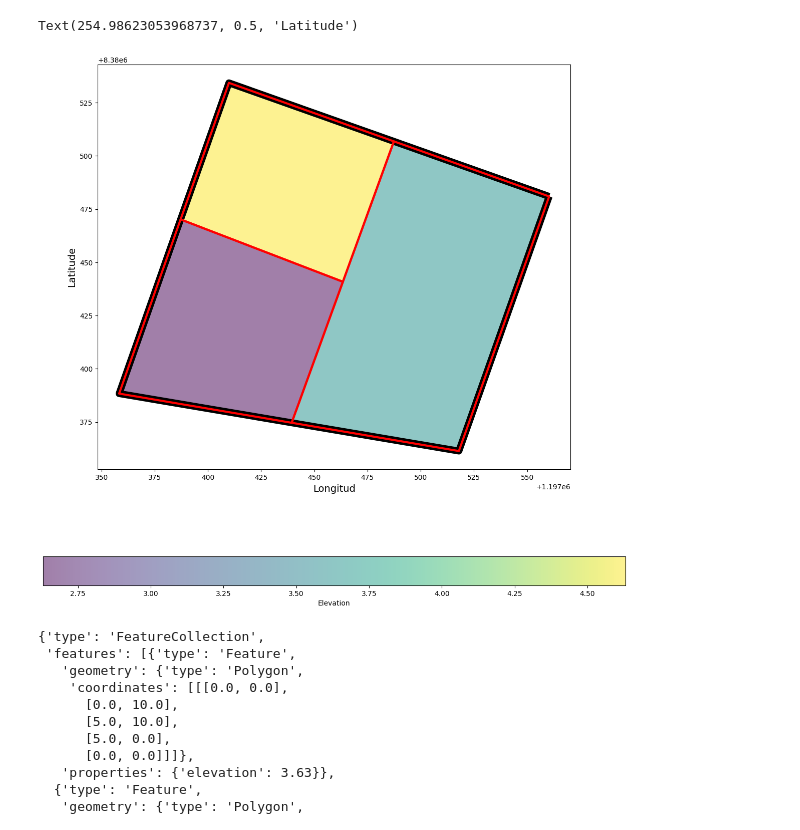
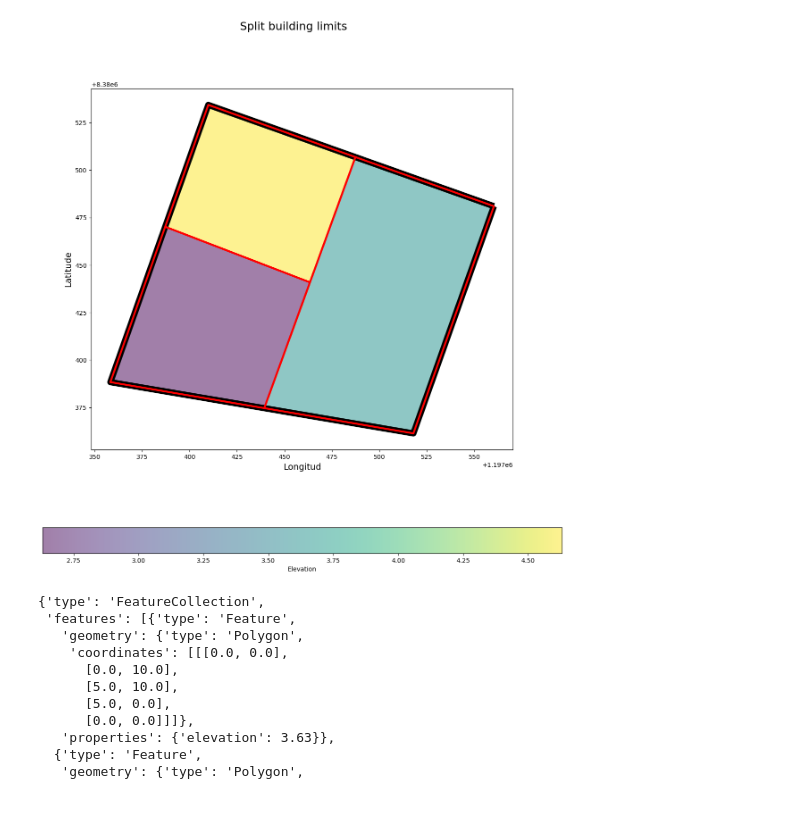
Before and after one commit to Anitsirc22/split-building-limits-api, a Jupyter notebook: examples/split_building_limits_examples.ipynb, the cells around one changed output. Drawn from its saved outputs; the diff is of its cells as text; code cells hidden in the pictures.

```diff
--- a/examples/split_building_limits_examples.ipynb
+++ b/examples/split_building_limits_examples.ipynb
@@ -24,20 +36,19 @@ gcs="EPSG:4326"
 pcs="EPSG:3857"
 building_limits_gdf = gpd.GeoDataFrame.from_features(input_json["building_limits"], crs=gcs).to_crs(pcs)
 height_plateaus_gdf = gpd.GeoDataFrame.from_features(input_json["height_plateaus"], crs=gcs).to_crs(pcs)
-result_gdf = gpd.GeoDataFrame.from_features(response.json(), crs=gcs).to_crs(pcs)
+result_gdf = gpd.GeoDataFrame.from_features(response.json()["split_building_limits"], crs=gcs).to_crs(pcs)
 # %%
 fig, ax = plt.subplots(figsize=(15, 15))
 _ = result_gdf.plot(ax=ax, alpha=0.5, column="elevation", legend=True, legend_kwds={"label": "Elevation", "orientation": "horizontal", "alpha":0.5},)
 _ = building_limits_gdf.plot(ax=ax, alpha=1, edgecolor="black", linewidth=10, facecolor="none")
 _ = height_plateaus_gdf.plot(ax=ax, alpha=1, edgecolor="red", linewidth=3, facecolor="none")
-# fig.suptitle('Split building limits', fontsize=20)
+fig.suptitle('Split building limits', fontsize=18)
 plt.xlabel('Longitud', fontsize=14)
 plt.ylabel('Latitude', fontsize=14)
-# ax.tick_params(labelsize=20)
-# plt.plot()
+ax.tick_params(labelsize=10)
+_ = plt.plot()
 # %% [output]
-Text(254.98623053968737, 0.5, 'Latitude')
-[figure, old version]
+[figure, new version]
 # %%
 with open('../tests/input_files/plateaus_covering_building_limit.json') as user_file:
   input_json = json.load(user_file)
```
Also changed, not shown: parts of 7 cells of this notebook, 17 other files.
